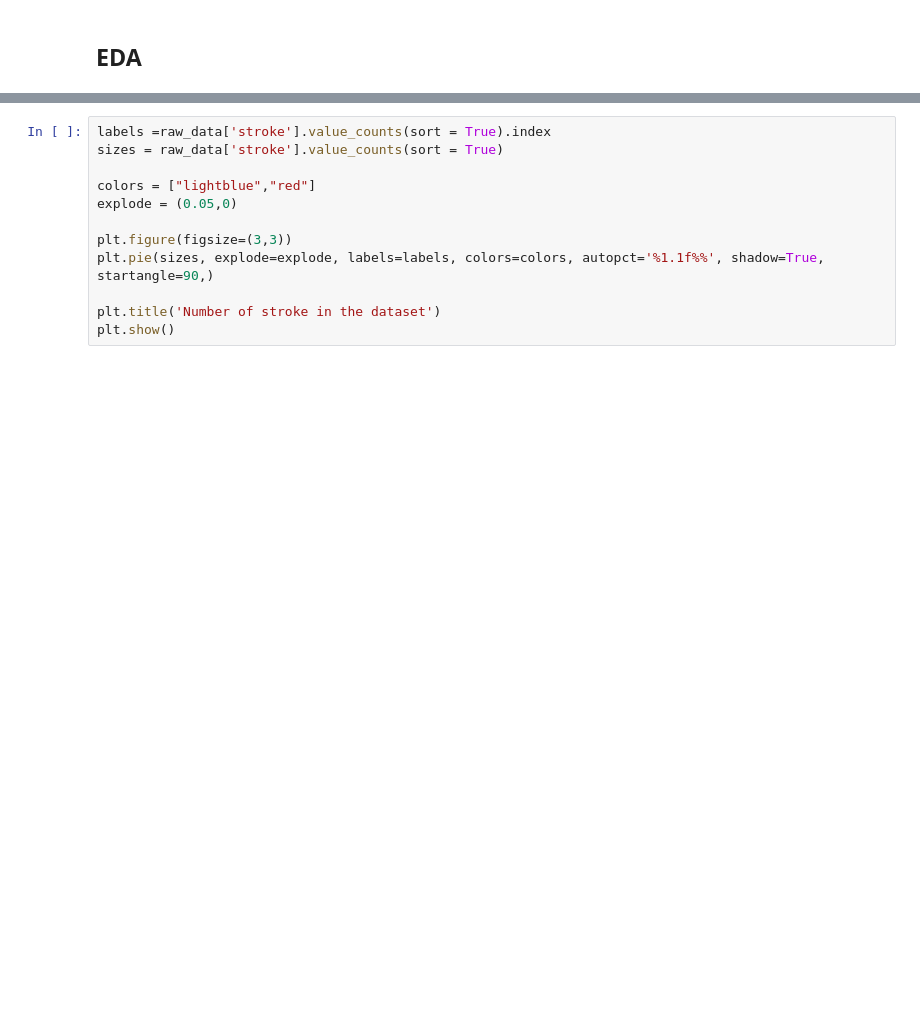
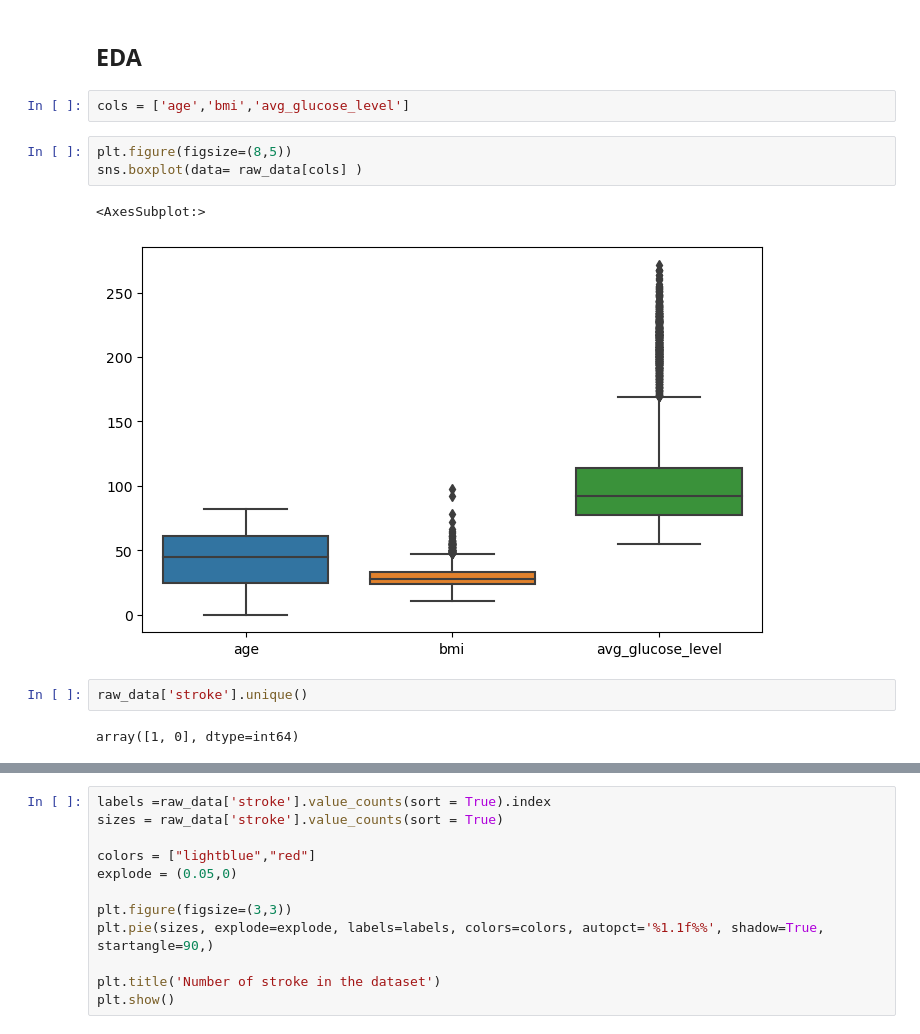
Before and after one commit to waleedtarazi/stroke, a Jupyter notebook: strok.ipynb, the cells around one changed output, grey strips where cells are left out. Saved outputs shown, nothing was run; the diff lists cells and outputs as text; blank space fills up the shorter version.

```diff
--- a/strok.ipynb
+++ b/strok.ipynb
@@ -92,3 +93,15 @@ Body mass index is a value derived from the `mass` and `height` of a person.<br>
 we will use the imputer in the pipeline down in the  code
 # %% [markdown]
 ## EDA
+# %%
+cols = ['age','bmi','avg_glucose_level']
+# %%
+plt.figure(figsize=(8,5))
+sns.boxplot(data= raw_data[cols] )
+# %% [output]
+<AxesSubplot:>
+[figure, added]
+# %%
+raw_data['stroke'].unique()
+# %% [output]
+array([1, 0], dtype=int64)
```
Also changed, not shown: parts of 21 cells of this notebook, 5 other files.
